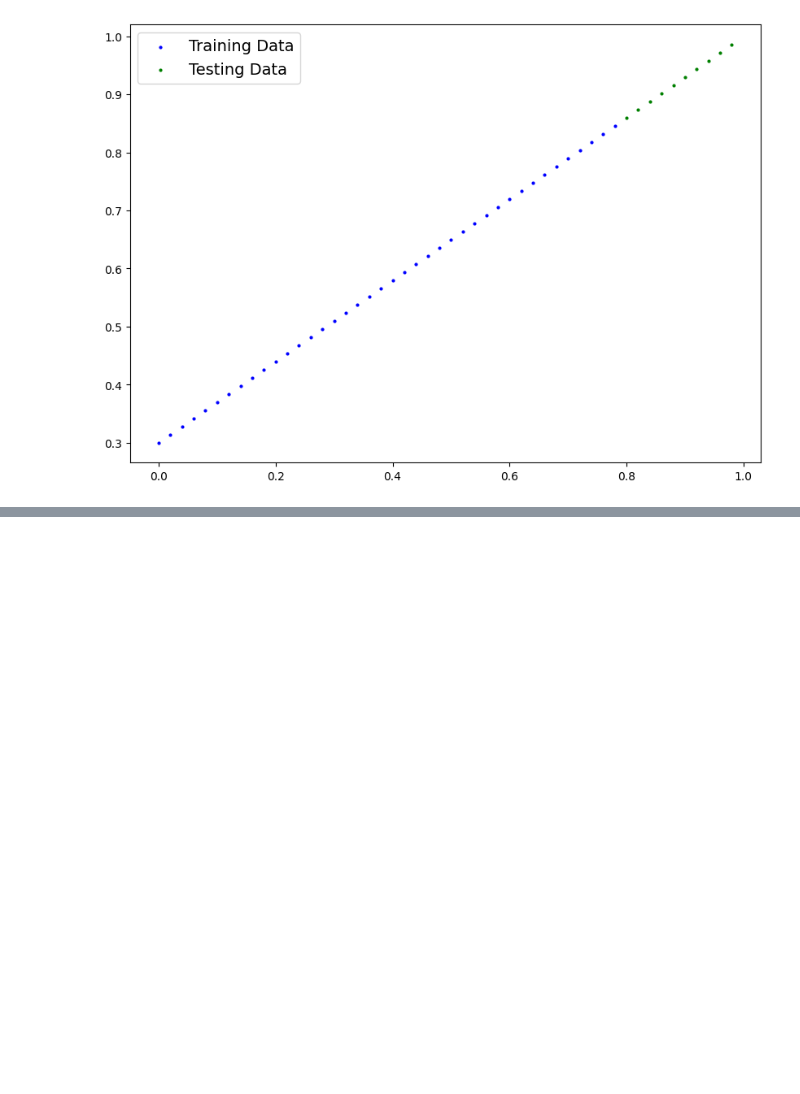
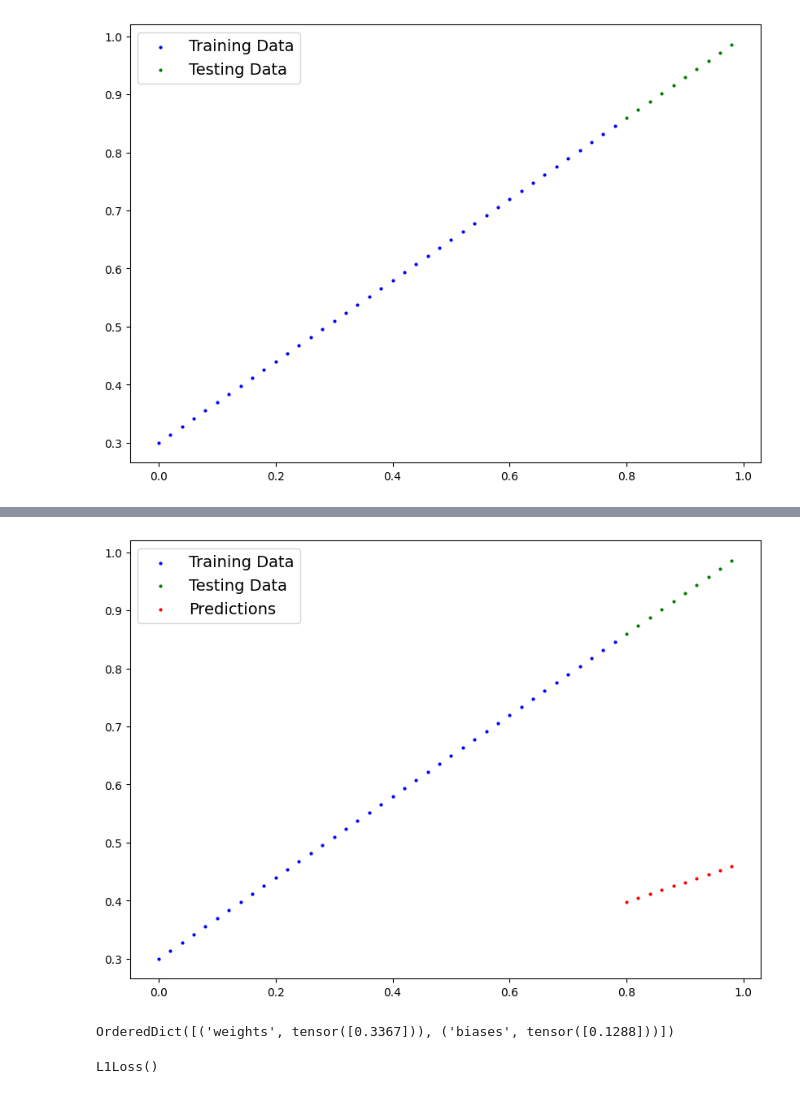
Before and after one commit to virvihuta/vh-learning-playground, a Jupyter notebook: 01_pytorch_workflow.ipynb, the cells around one changed output, grey strips where cells are left out. Drawn from its saved outputs; the diff is of its cells as text; code cells hidden in the pictures; blank space fills up the shorter version.

Commit message:
created a model, set up loss and optimization, did a loop

```diff
--- a/01_pytorch_workflow.ipynb
+++ b/01_pytorch_workflow.ipynb
@@ -93 +93,9 @@ class LinearRegressionModel(nn.Module):
             return self.weights * x + self.biases
+# %%
+#pytorch model building essentials
+#Checking the contents of our pytorch model
+
+torch.manual_seed(42)
+
+model_0 = LinearRegressionModel()
+model_0
@@ -93,0 +119,5 @@ class LinearRegressionModel(nn.Module):
+# %%
+with torch.inference_mode():
+    y_pred = model_0(X_test)
+
+y_pred
@@ -93,0 +148,15 @@ class LinearRegressionModel(nn.Module):
+# %%
+plot_prediction(predictions=y_pred)
+# %% [output]
+[figure, added]
+# %%
+#training the model
+
+model_0.state_dict()
+# %% [output]
+OrderedDict([('weights', tensor([0.3367])), ('biases', tensor([0.1288]))])
+# %%
+loss = torch.nn.L1Loss()
+loss
+# %% [output]
+L1Loss()
```
Also changed, not shown: parts of 9 cells of this notebook.
